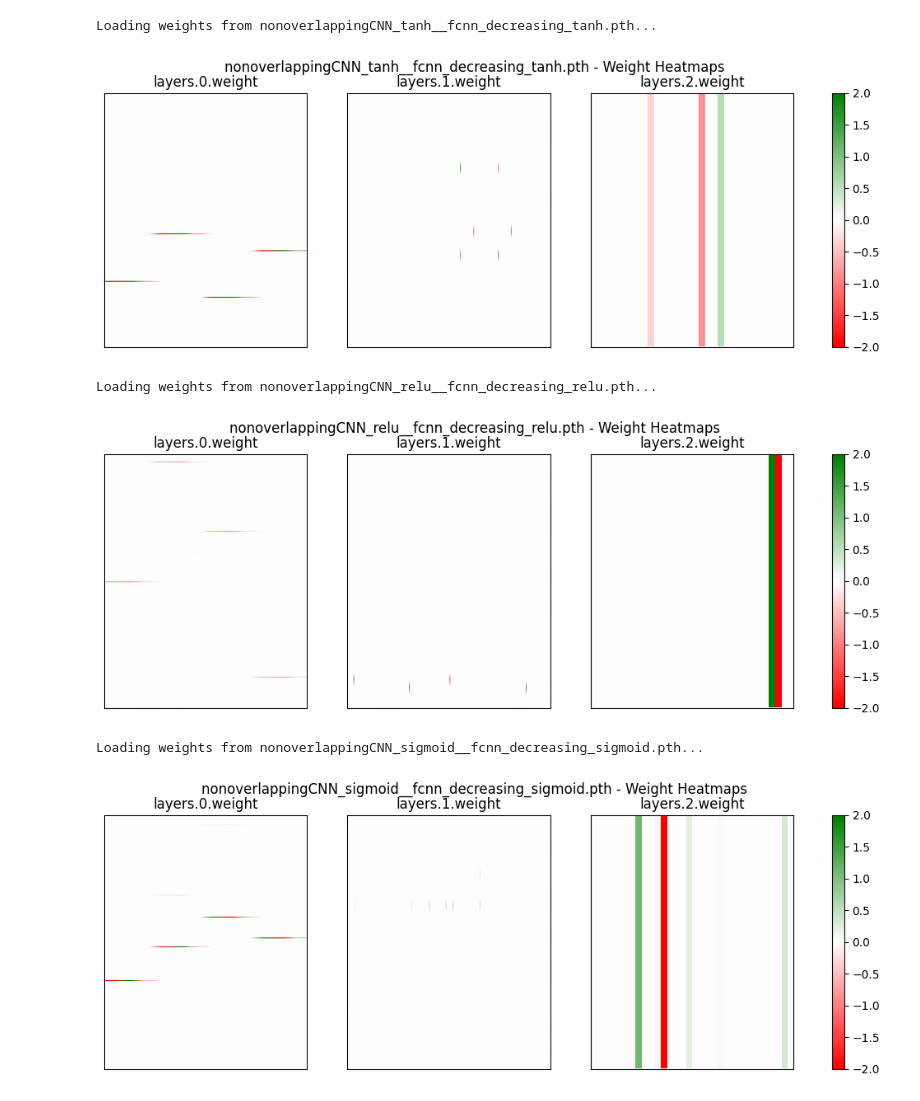
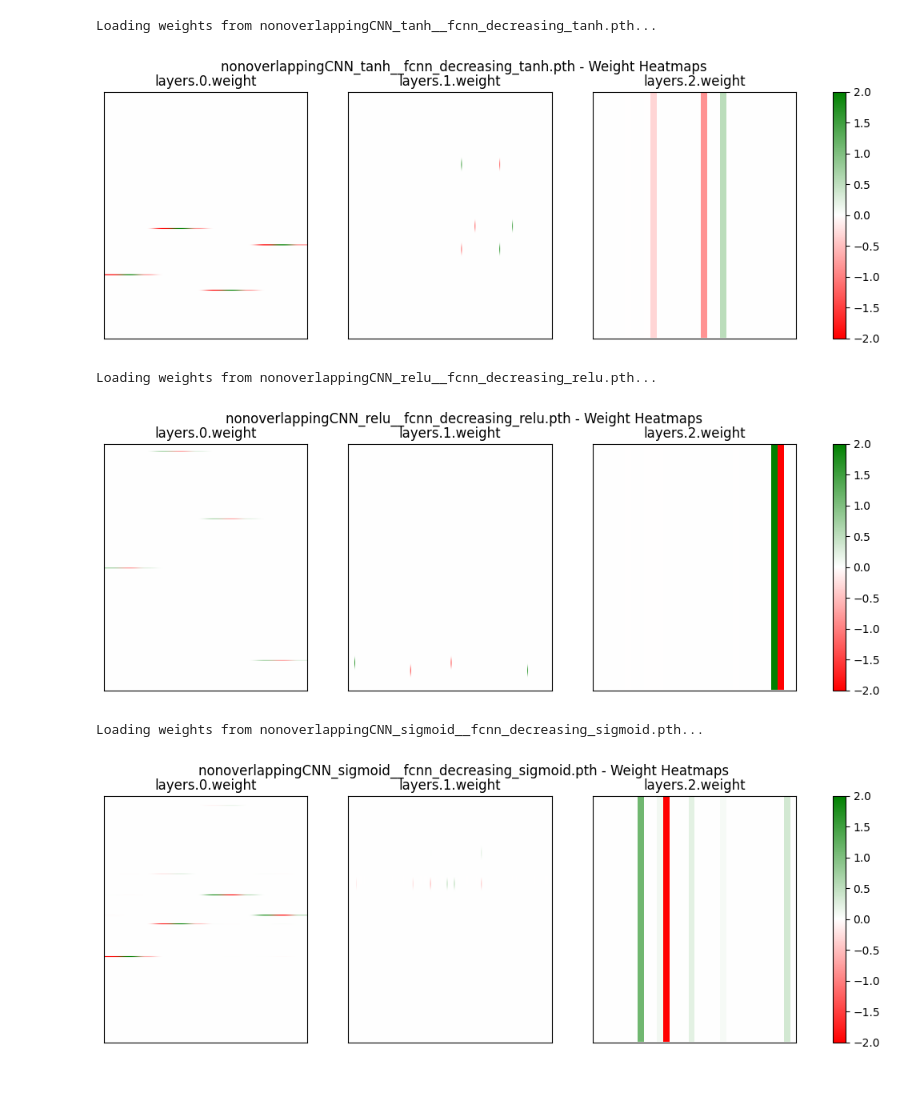
Before and after one commit to laschulz/investigating_sparseNN, a Jupyter notebook: src/plot.ipynb, the cells around one changed output. Saved outputs shown, nothing was run; the diff lists cells and outputs as text; code cells hidden in the pictures.

```diff
--- a/src/plot.ipynb
+++ b/src/plot.ipynb
@@ -46,19 +46,18 @@ def create_heatmaps(weights_dict, model_name="Model Weights", use_plotly=False):
 
     else:  # Matplotlib visualization
         fig, axes = plt.subplots(1, num_layers, figsize=(4*num_layers, 4))
-
         if num_layers == 1:
             axes = [axes]
 
         for i, (layer_name, weights) in enumerate(weights_dict.items()):
             ax = axes[i]
-            cmap = LinearSegmentedColormap.from_list("custom_cmap", ["red", "white", "green"], N=100)
+            cmap = LinearSegmentedColormap.from_list("custom_cmap", ["red", "white", "green"], N=500)
             im = ax.imshow(weights, cmap=cmap, aspect="auto", vmin=-2, vmax=2)
             ax.set_title(f"{layer_name}")
             ax.set_xticks([])
             ax.set_yticks([])
 
-        fig.colorbar(im, ax=axes, fraction=0.05)
+        fig.colorbar(im, ax=axes, fraction=0.02)
         plt.suptitle(f"{model_name} - Weight Heatmaps")
         plt.show()
 # %%
@@ -83,10 +82,10 @@ Loading weights from nonoverlappingCNN_sigmoid__fcnn_decreasing_sigmoid.pth...
 # %%
-directory = "../experiment_output/Davide_MLP/experiments_23032025_256_lr0.005_l1_5e-6"
+directory = "../experiment_output/Davide_MLP/experiments_23032025_256_lr0.005_l1_5e-6_t5120"
 create_all_heatmaps(directory)
 # %% [output]
 Loading weights from nonoverlappingCNN_tanh__fcnn_decreasing_tanh.pth...
-[figure, old version]
+[figure, new version]
 Loading weights from nonoverlappingCNN_relu__fcnn_decreasing_relu.pth...
-[figure, old version]
+[figure, new version]
 Loading weights from nonoverlappingCNN_sigmoid__fcnn_decreasing_sigmoid.pth...
-[figure, old version]
+[figure, new version]
```
Also changed, not shown: parts of 2 cells of this notebook, 12 other files.
